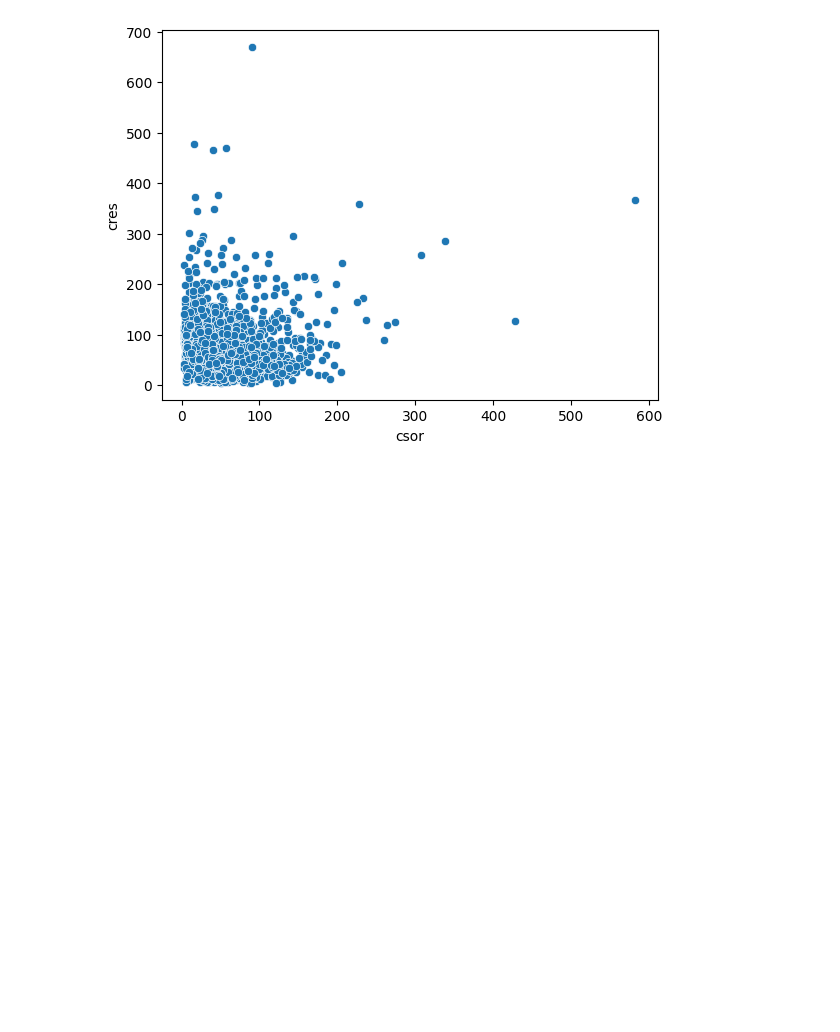
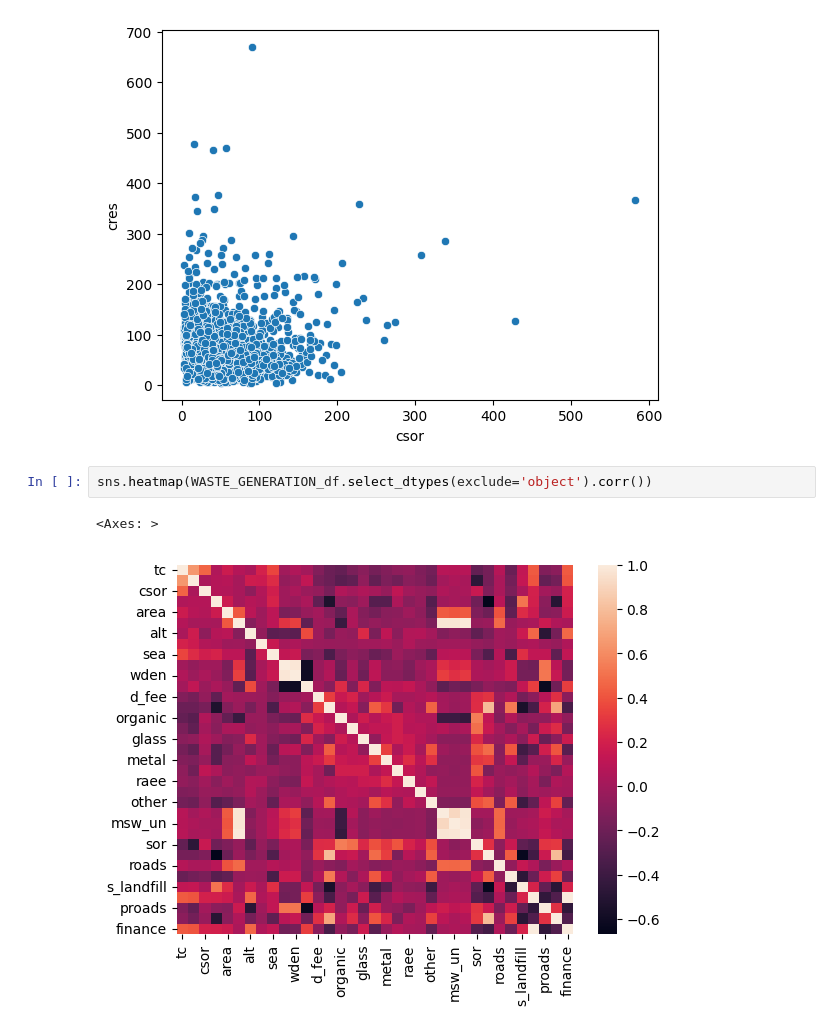
Before and after one commit to Gourav052003/Machine-Learning-Solutions-for-Predicting-Municipal-Waste-Costs-and-Sustainable-Resource-Management, a Jupyter notebook: Impact Analysis/Waste Generation.ipynb, the cells around one changed output. Drawn from its saved outputs; the diff is of its cells as text; blank space fills up the shorter version.

```diff
--- a/Impact Analysis/Waste Generation.ipynb
+++ b/Impact Analysis/Waste Generation.ipynb
@@ -88,3 +88,8 @@ sns.scatterplot(x = WASTE_GENERATION_df["csor"], y = WASTE_GENERATION_df["cres"]
 # %% [output]
 <Axes: xlabel='csor', ylabel='cres'>
 [figure]
+# %%
+sns.heatmap(WASTE_GENERATION_df.select_dtypes(exclude='object').corr())
+# %% [output]
+<Axes: >
+[figure, added]
```
Also changed, not shown: 1 other file.
